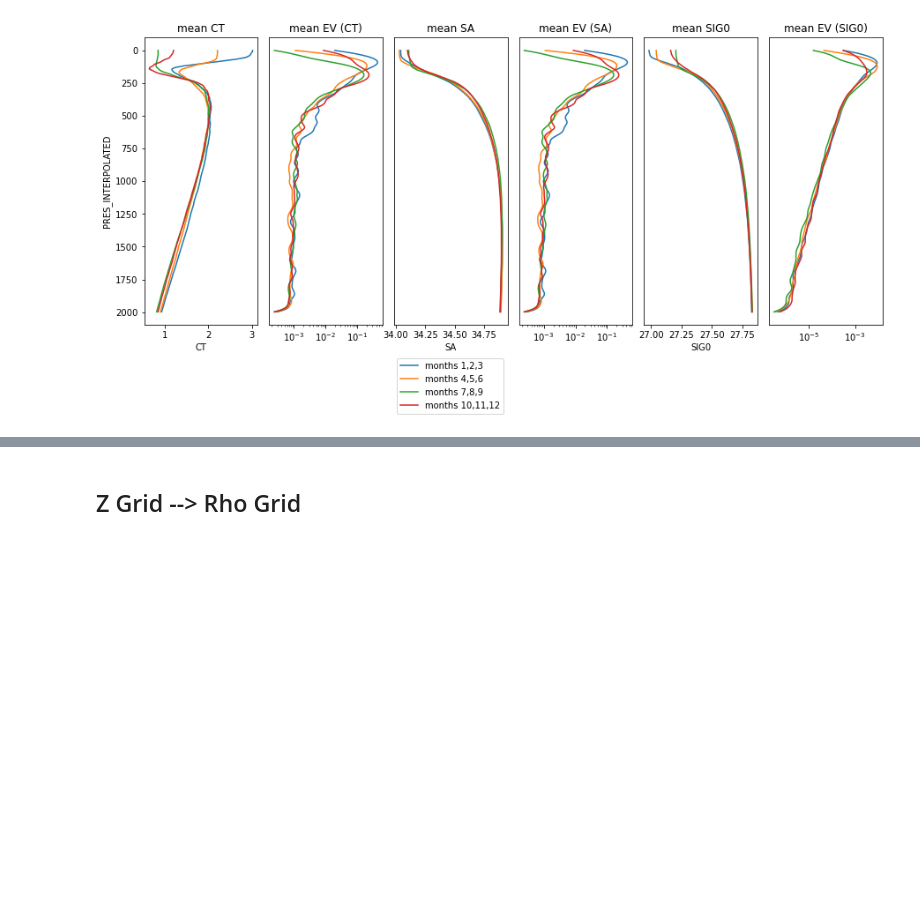
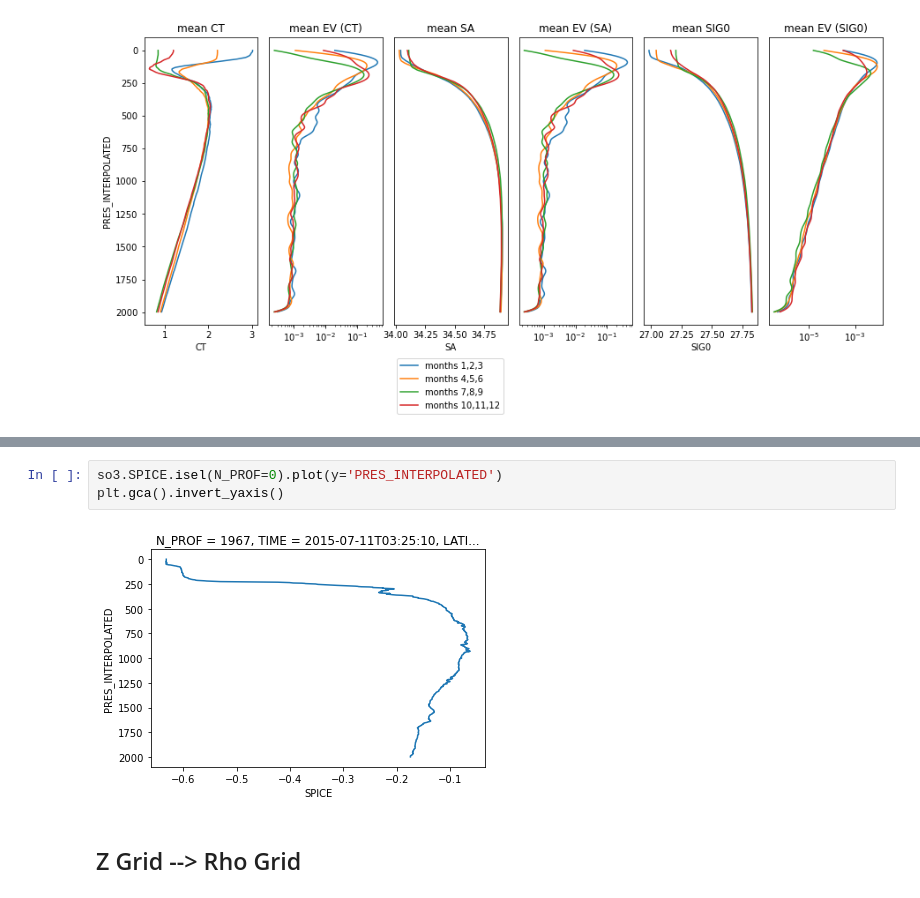
Before and after one commit to ocean-transport/argo-intern, a Jupyter notebook: argo_seasonality.ipynb, the cells around one changed output, grey strips where cells are left out. Saved outputs shown, nothing was run; the diff lists cells and outputs as text; blank space fills up the shorter version.

```diff
--- a/argo_seasonality.ipynb
+++ b/argo_seasonality.ipynb
@@ -211,3 +277,8 @@ plt.subplots_adjust(wspace=0.1)
+# %%
+so3.SPICE.isel(N_PROF=0).plot(y='PRES_INTERPOLATED')
+plt.gca().invert_yaxis()
+# %% [output]
+[figure, added]
 # %% [markdown]
 ## Z Grid --> Rho Grid
 # %%
```
Also changed, not shown: parts of 6 cells of this notebook.
